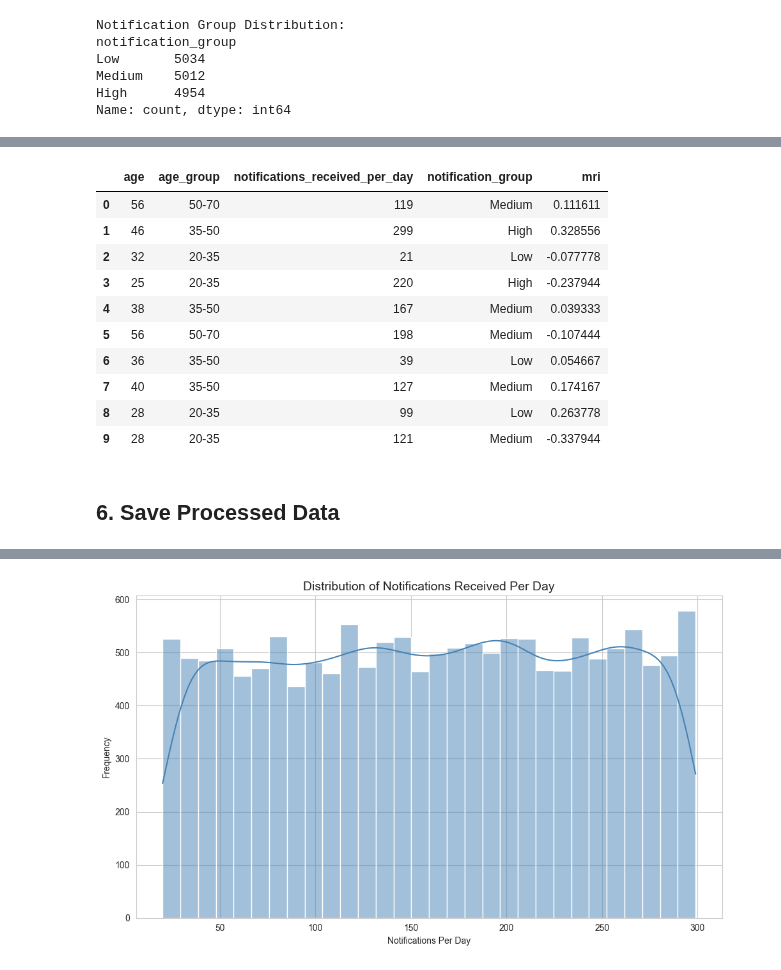
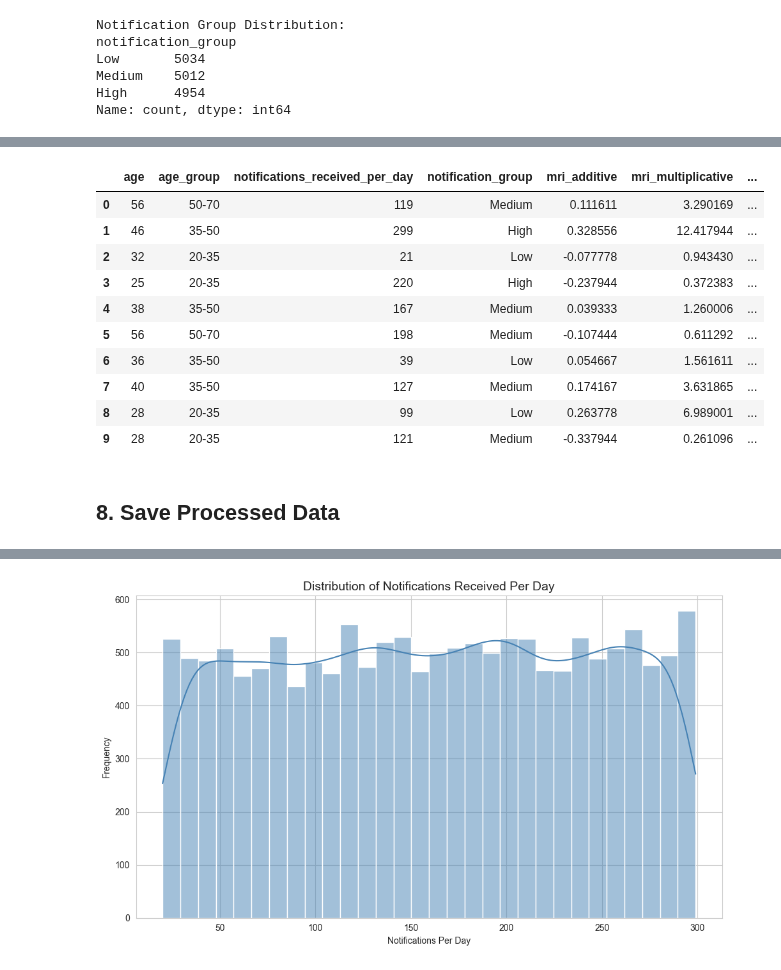
Before and after one commit to ufukcimen/dsa210-project, a Jupyter notebook: notebooks/eda_hypothesis_tests.ipynb, the cells around one changed output, grey strips where cells are left out. Drawn from its saved outputs; the diff is of its cells as text; code cells hidden in the pictures.

```diff
--- a/notebooks/eda_hypothesis_tests.ipynb
+++ b/notebooks/eda_hypothesis_tests.ipynb
@@ -271,0 +284,11 @@ Name: count, dtype: int64
+# %%
+# 6a. Multiplicative MRI (raw scores, no normalization)
+# Higher sleep -> higher MRI; higher fatigue/stress -> lower MRI
+df['mri_multiplicative'] = (
+    df['sleep_quality_score'] * df['sleep_duration_hours']
+) / (
+    df['mental_fatigue_score'] * df['stress_level']
+)
+
+print('Multiplicative MRI Statistics:')
+print(df['mri_multiplicative'].describe())
@@ -271,0 +306,12 @@ Name: count, dtype: int64
+# %%
+# 6b. Z-score normalized additive MRI (preserves outliers, not bounded in [0,1])
+def zscore(series):
+    return (series - series.mean()) / series.std()
+
+df['mri_zscore'] = (
+    zscore(df['sleep_quality_score']) + zscore(df['sleep_duration_hours'])
+    - zscore(df['mental_fatigue_score']) - zscore(df['stress_level'])
+) / 4
+
+print('Z-score MRI Statistics:')
+print(df['mri_zscore'].describe())
@@ -271,0 +329,13 @@ Name: count, dtype: int64
+# %%
+# 6c. Weighted additive MRI (uses min-max normalized components with custom weights)
+weights = {'sleep_quality': 0.35, 'sleep_duration': 0.25, 'mental_fatigue': 0.20, 'stress': 0.20}
+
+df['mri_weighted'] = (
+    weights['sleep_quality'] * df['sleep_quality_norm']
+    + weights['sleep_duration'] * df['sleep_duration_norm']
+    - weights['mental_fatigue'] * df['mental_fatigue_norm']
+    - weights['stress'] * df['stress_level_norm']
+)
+
+print('Weighted MRI Statistics:')
+print(df['mri_weighted'].describe())
@@ -272,20 +506,21 @@ Name: count, dtype: int64
 # %%
-# Preview new features
-df[['age', 'age_group', 'notifications_received_per_day', 'notification_group', 'mri']].head(10)
+# Preview the new features
+df[['age', 'age_group', 'notifications_received_per_day', 'notification_group',
+    'mri_additive', 'mri_multiplicative', 'mri_zscore', 'mri_weighted']].head(10)
 # %% [output]
-|  | age | age_group | notifications_received_per_day | notification_group | mri |
-| 0 | 56 | 50-70 | 119 | Medium | 0.111611 |
-| 1 | 46 | 35-50 | 299 | High | 0.328556 |
-| 2 | 32 | 20-35 | 21 | Low | -0.077778 |
-| 3 | 25 | 20-35 | 220 | High | -0.237944 |
-| 4 | 38 | 35-50 | 167 | Medium | 0.039333 |
-| 5 | 56 | 50-70 | 198 | Medium | -0.107444 |
-| 6 | 36 | 35-50 | 39 | Low | 0.054667 |
-| 7 | 40 | 35-50 | 127 | Medium | 0.174167 |
-| 8 | 28 | 20-35 | 99 | Low | 0.263778 |
-| 9 | 28 | 20-35 | 121 | Medium | -0.337944 |
+|  | age | age_group | notifications_received_per_day | notification_group | mri_additive | mri_multiplicative | ... |
+| 0 | 56 | 50-70 | 119 | Medium | 0.111611 | 3.290169 | ... |
+| 1 | 46 | 35-50 | 299 | High | 0.328556 | 12.417944 | ... |
+| 2 | 32 | 20-35 | 21 | Low | -0.077778 | 0.943430 | ... |
+| 3 | 25 | 20-35 | 220 | High | -0.237944 | 0.372383 | ... |
+| 4 | 38 | 35-50 | 167 | Medium | 0.039333 | 1.260006 | ... |
+| 5 | 56 | 50-70 | 198 | Medium | -0.107444 | 0.611292 | ... |
+| 6 | 36 | 35-50 | 39 | Low | 0.054667 | 1.561611 | ... |
+| 7 | 40 | 35-50 | 127 | Medium | 0.174167 | 3.631865 | ... |
+| 8 | 28 | 20-35 | 99 | Low | 0.263778 | 6.989001 | ... |
+| 9 | 28 | 20-35 | 121 | Medium | -0.337944 | 0.261096 | ... |
 # %% [markdown]
-## 6. Save Processed Data
+## 8. Save Processed Data
 # %%
 output_path = '../data/processed/processed_dataset.csv'
 df.to_csv(output_path, index=False)
```
Also changed, not shown: parts of 55 cells of this notebook, 7 other files.
